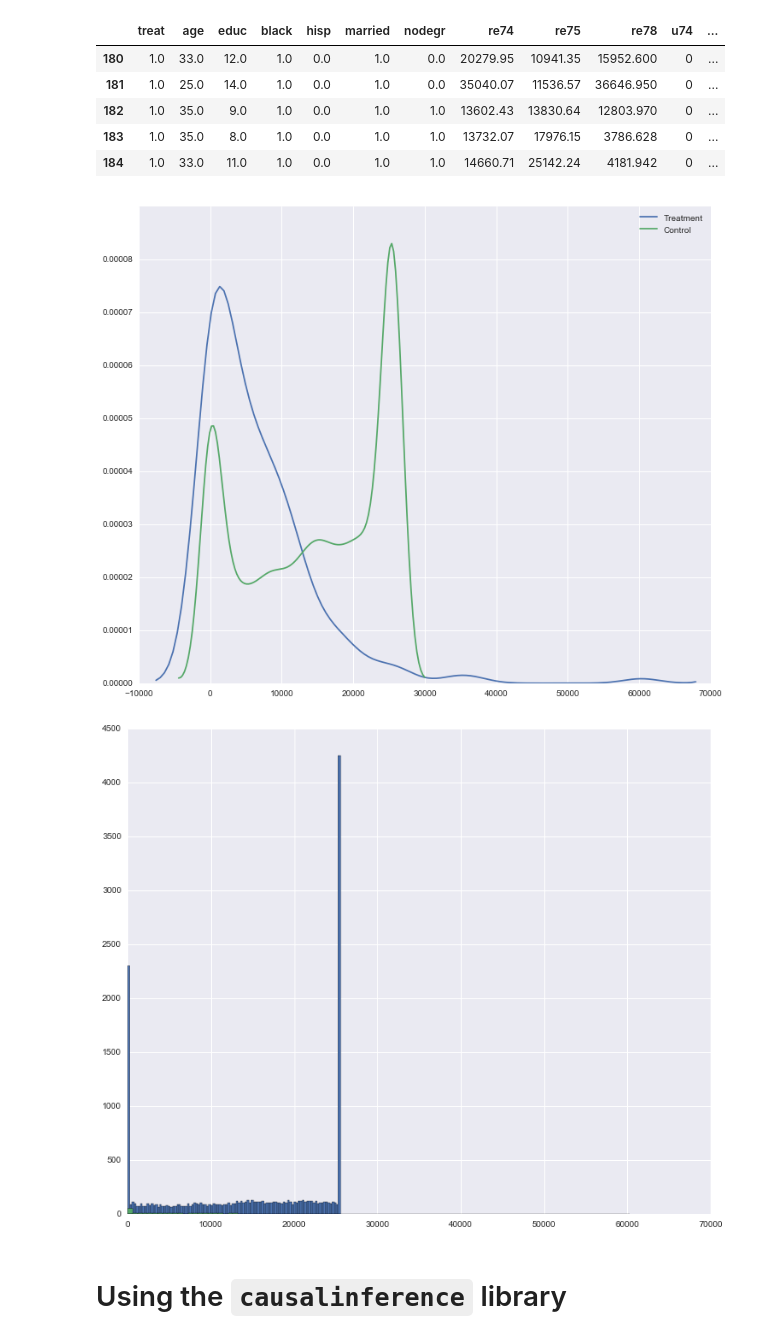
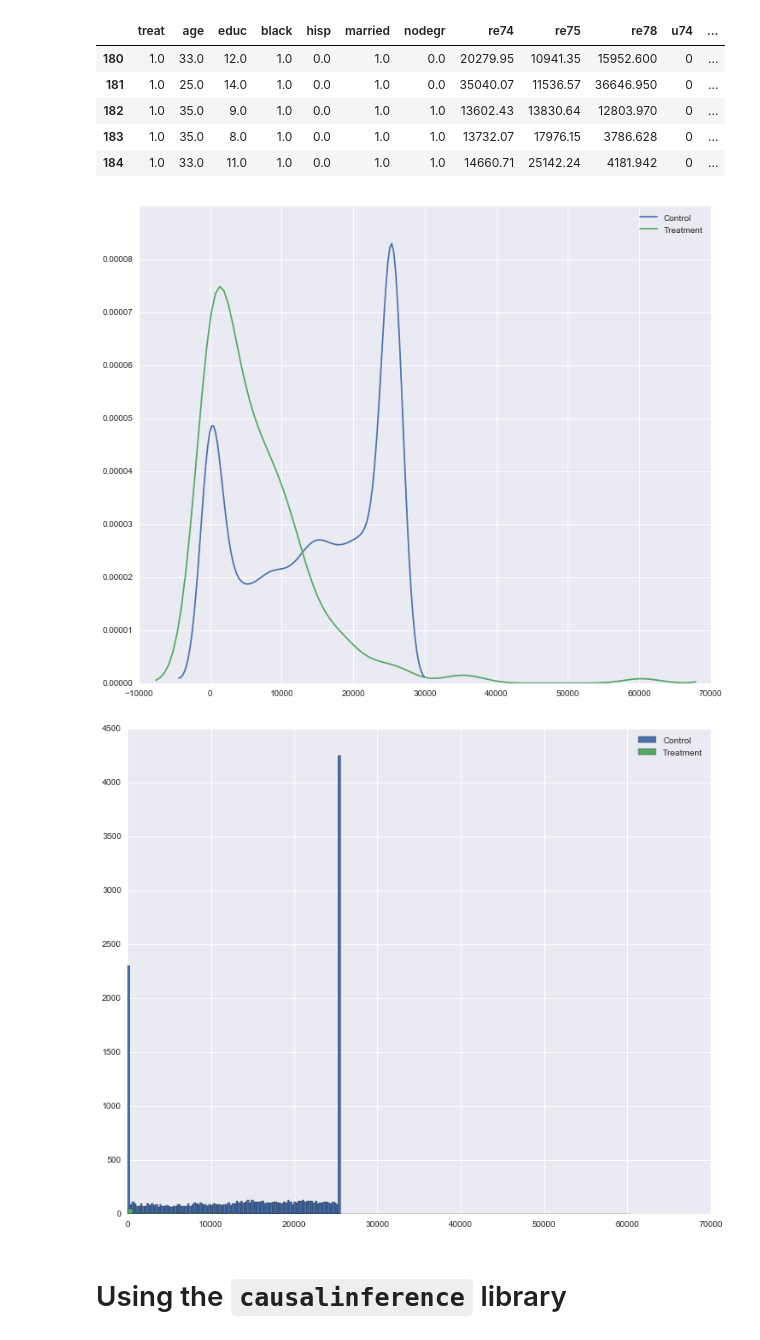
Before and after one commit to paul-english/causal-inference-notes, a Jupyter notebook: Causal Inference on the Lalonde Dataset.ipynb, the cells around one changed output. Saved outputs shown, nothing was run; the diff lists cells and outputs as text; code cells hidden in the pictures.

```diff
--- a/Causal Inference on the Lalonde Dataset.ipynb
+++ b/Causal Inference on the Lalonde Dataset.ipynb
@@ -59,15 +79,16 @@ unmatched_raw.tail()
 | 183 | 1.0 | 35.0 | 8.0 | 1.0 | 0.0 | 1.0 | 1.0 | 13732.07 | 17976.15 | 3786.628 | 0 | ... |
 | 184 | 1.0 | 33.0 | 11.0 | 1.0 | 0.0 | 1.0 | 1.0 | 14660.71 | 25142.24 | 4181.942 | 0 | ... |
 # %%
-sns.kdeplot(unmatched_raw[unmatched_raw.treat == 1].re78, label='Treatment')
-sns.kdeplot(unmatched_raw[unmatched_raw.treat == 0].re78, label='Control');
+sns.kdeplot(unmatched_raw[unmatched_raw.treat == 0].re78, label='Control')
+sns.kdeplot(unmatched_raw[unmatched_raw.treat == 1].re78, label='Treatment');
 # %% [output]
-[figure, old version]
+[figure, new version]
 # %%
 plt.hist(unmatched_raw[unmatched_raw.treat == 0].re78, label='Control', bins=100);
 plt.hist(unmatched_raw[unmatched_raw.treat == 1].re78, label='Treatment', bins=100);
+plt.legend();
 # %% [output]
-[figure, old version]
+[figure, new version]
 # %% [markdown]
 # Using the `causalinference` library
 # %%
```
Also changed, not shown: parts of 17 cells of this notebook.
